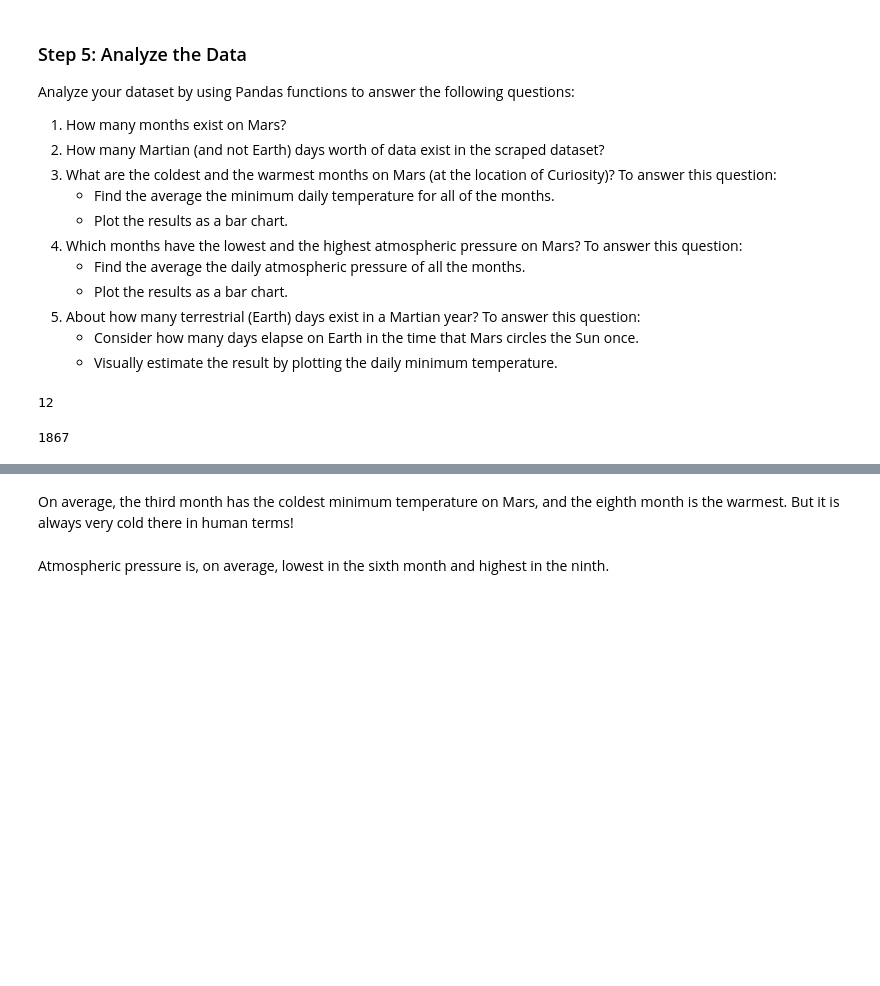
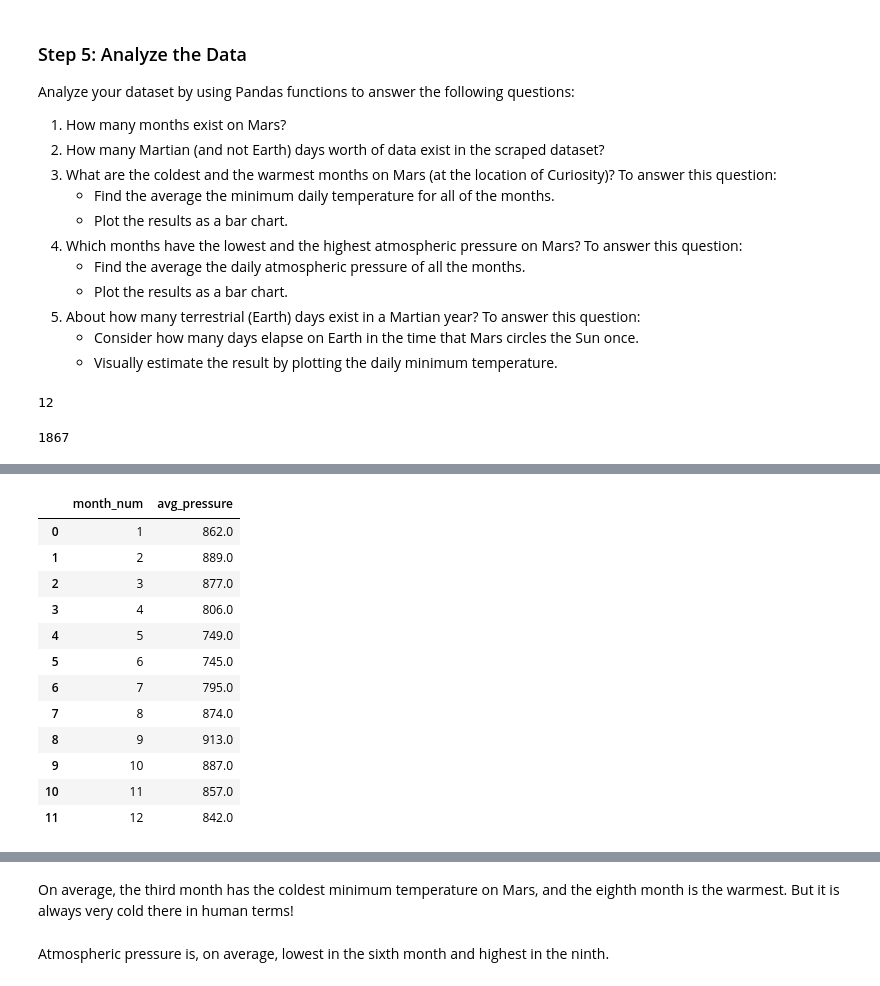
Before and after one commit to MITCHELLWYNE/Mars-Analysis, a Jupyter notebook: Starter_Code/part_2_mars_weather.ipynb, the cells around one changed output, grey strips where cells are left out. Drawn from its saved outputs; the diff is of its cells as text; code cells hidden in the pictures; blank space fills up the shorter version.

```diff
--- a/Starter_Code/part_2_mars_weather.ipynb
+++ b/Starter_Code/part_2_mars_weather.ipynb
@@ -221,0 +220,29 @@ Name: pressure, dtype: float64
+# %%
+# 4. Average pressure by Martian month
+# 3. What is the average low temperature by month?
+avg_pressure = []
+
+for x in range(1,months_on_mars+1):
+    press_per_month = {'month_num': '', 'avg_pressure':''}
+    ave_press_mon = mars_df.loc[mars_df['month']==x]['pressure'].mean()
+    round_ave_press_mon = round(ave_press_mon, 0)
+    press_per_month['month_num'] = x
+    press_per_month['avg_pressure'] = round_ave_press_mon
+    avg_pressure.append(press_per_month)
+
+avg_pressure = pd.DataFrame(avg_pressure)
+avg_pressure
+# %% [output]
+|  | month_num | avg_pressure |
+| 0 | 1 | 862.0 |
+| 1 | 2 | 889.0 |
+| 2 | 3 | 877.0 |
+| 3 | 4 | 806.0 |
+| 4 | 5 | 749.0 |
+| 5 | 6 | 745.0 |
+| 6 | 7 | 795.0 |
+| 7 | 8 | 874.0 |
+| 8 | 9 | 913.0 |
+| 9 | 10 | 887.0 |
+| 10 | 11 | 857.0 |
+| 11 | 12 | 842.0 |
```
Also changed, not shown: parts of 10 cells of this notebook.
